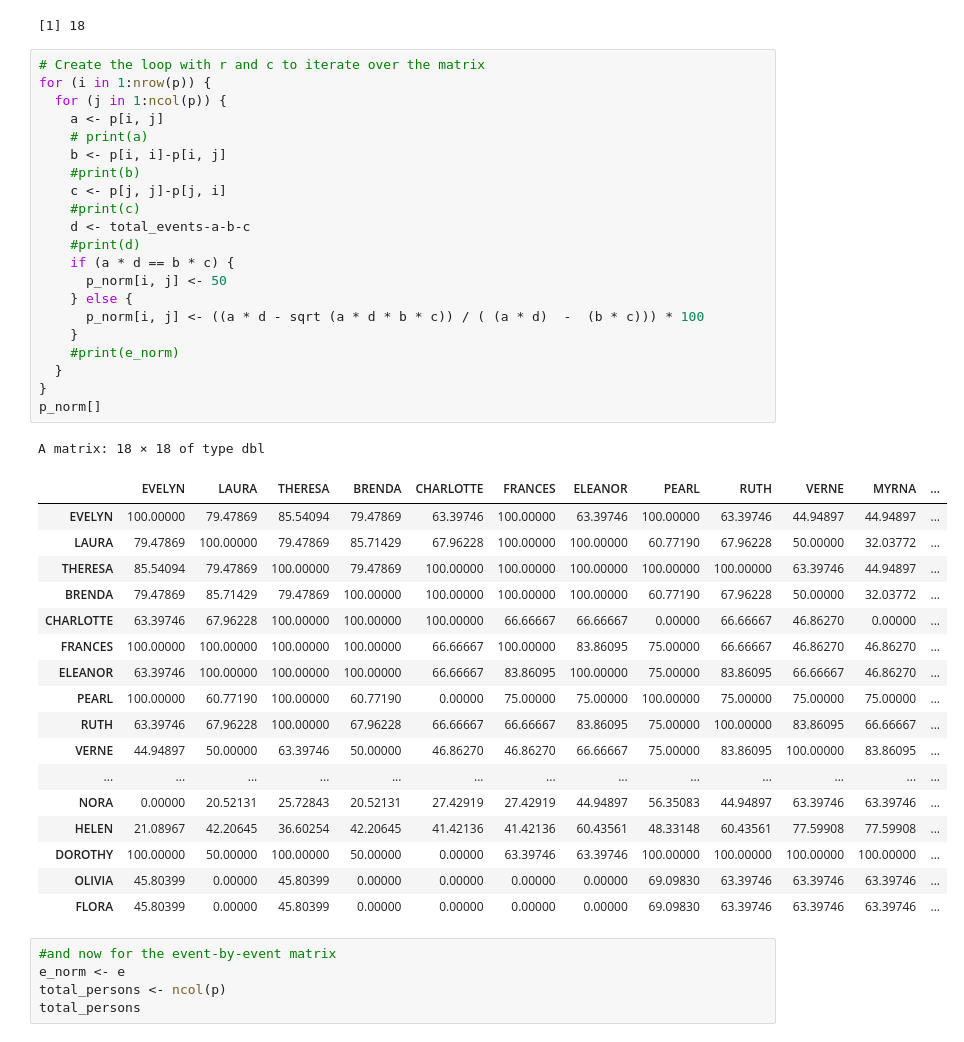
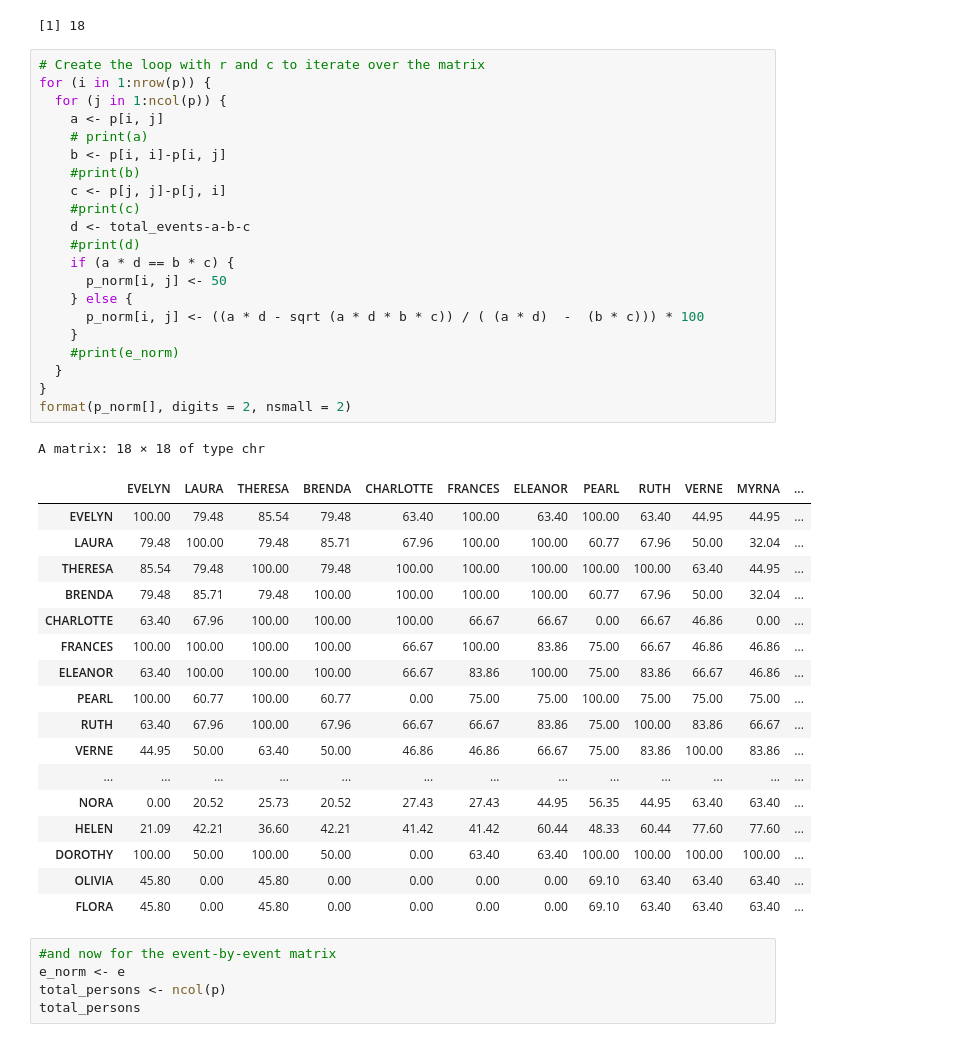
Before and after one commit to Jitzeoomen/uva-measuring-meaning, a Jupyter notebook: two-mode-networks.ipynb, the cells around one changed output. Drawn from its saved outputs; the diff is of its cells as text.

```diff
--- a/two-mode-networks.ipynb
+++ b/two-mode-networks.ipynb
@@ -166,43 +166,43 @@ ncol(p)
 # %%
 # Create the loop with r and c to iterate over the matrix
 for (i in 1:nrow(p)) {
   for (j in 1:ncol(p)) {
     a <- p[i, j]
     # print(a)
     b <- p[i, i]-p[i, j]
     #print(b)
     c <- p[j, j]-p[j, i]
     #print(c)
     d <- total_events-a-b-c
     #print(d)
     if (a * d == b * c) {
       p_norm[i, j] <- 50
     } else {
       p_norm[i, j] <- ((a * d - sqrt (a * d * b * c)) / ( (a * d)  -  (b * c))) * 100
     }
     #print(e_norm)
   }
 }
-p_norm[]
+format(p_norm[], digits = 2, nsmall = 2)
 # %% [output]
-A matrix: 18 × 18 of type dbl
+A matrix: 18 × 18 of type chr
 |  | EVELYN | LAURA | THERESA | BRENDA | CHARLOTTE | FRANCES | ELEANOR | PEARL | RUTH | VERNE | MYRNA | ... |
-| EVELYN | 100.00000 | 79.47869 | 85.54094 | 79.47869 | 63.39746 | 100.00000 | 63.39746 | 100.00000 | 63.39746 | 44.94897 | 44.94897 | ... |
-| LAURA | 79.47869 | 100.00000 | 79.47869 | 85.71429 | 67.96228 | 100.00000 | 100.00000 | 60.77190 | 67.96228 | 50.00000 | 32.03772 | ... |
-| THERESA | 85.54094 | 79.47869 | 100.00000 | 79.47869 | 100.00000 | 100.00000 | 100.00000 | 100.00000 | 100.00000 | 63.39746 | 44.94897 | ... |
-| BRENDA | 79.47869 | 85.71429 | 79.47869 | 100.00000 | 100.00000 | 100.00000 | 100.00000 | 60.77190 | 67.96228 | 50.00000 | 32.03772 | ... |
-| CHARLOTTE | 63.39746 | 67.96228 | 100.00000 | 100.00000 | 100.00000 | 66.66667 | 66.66667 | 0.00000 | 66.66667 | 46.86270 | 0.00000 | ... |
-| FRANCES | 100.00000 | 100.00000 | 100.00000 | 100.00000 | 66.66667 | 100.00000 | 83.86095 | 75.00000 | 66.66667 | 46.86270 | 46.86270 | ... |
-| ELEANOR | 63.39746 | 100.00000 | 100.00000 | 100.00000 | 66.66667 | 83.86095 | 100.00000 | 75.00000 | 83.86095 | 66.66667 | 46.86270 | ... |
-| PEARL | 100.00000 | 60.77190 | 100.00000 | 60.77190 | 0.00000 | 75.00000 | 75.00000 | 100.00000 | 75.00000 | 75.00000 | 75.00000 | ... |
-| RUTH | 63.39746 | 67.96228 | 100.00000 | 67.96228 | 66.66667 | 66.66667 | 83.86095 | 75.00000 | 100.00000 | 83.86095 | 66.66667 | ... |
-| VERNE | 44.94897 | 50.00000 | 63.39746 | 50.00000 | 46.86270 | 46.86270 | 66.66667 | 75.00000 | 83.86095 | 100.00000 | 83.86095 | ... |
+| EVELYN | 100.00 | 79.48 | 85.54 | 79.48 | 63.40 | 100.00 | 63.40 | 100.00 | 63.40 | 44.95 | 44.95 | ... |
+| LAURA | 79.48 | 100.00 | 79.48 | 85.71 | 67.96 | 100.00 | 100.00 | 60.77 | 67.96 | 50.00 | 32.04 | ... |
+| THERESA | 85.54 | 79.48 | 100.00 | 79.48 | 100.00 | 100.00 | 100.00 | 100.00 | 100.00 | 63.40 | 44.95 | ... |
+| BRENDA | 79.48 | 85.71 | 79.48 | 100.00 | 100.00 | 100.00 | 100.00 | 60.77 | 67.96 | 50.00 | 32.04 | ... |
+| CHARLOTTE | 63.40 | 67.96 | 100.00 | 100.00 | 100.00 | 66.67 | 66.67 | 0.00 | 66.67 | 46.86 | 0.00 | ... |
+| FRANCES | 100.00 | 100.00 | 100.00 | 100.00 | 66.67 | 100.00 | 83.86 | 75.00 | 66.67 | 46.86 | 46.86 | ... |
+| ELEANOR | 63.40 | 100.00 | 100.00 | 100.00 | 66.67 | 83.86 | 100.00 | 75.00 | 83.86 | 66.67 | 46.86 | ... |
+| PEARL | 100.00 | 60.77 | 100.00 | 60.77 | 0.00 | 75.00 | 75.00 | 100.00 | 75.00 | 75.00 | 75.00 | ... |
+| RUTH | 63.40 | 67.96 | 100.00 | 67.96 | 66.67 | 66.67 | 83.86 | 75.00 | 100.00 | 83.86 | 66.67 | ... |
+| VERNE | 44.95 | 50.00 | 63.40 | 50.00 | 46.86 | 46.86 | 66.67 | 75.00 | 83.86 | 100.00 | 83.86 | ... |
 | ... | ... | ... | ... | ... | ... | ... | ... | ... | ... | ... | ... | ... |
-| NORA | 0.00000 | 20.52131 | 25.72843 | 20.52131 | 27.42919 | 27.42919 | 44.94897 | 56.35083 | 44.94897 | 63.39746 | 63.39746 | ... |
-| HELEN | 21.08967 | 42.20645 | 36.60254 | 42.20645 | 41.42136 | 41.42136 | 60.43561 | 48.33148 | 60.43561 | 77.59908 | 77.59908 | ... |
-| DOROTHY | 100.00000 | 50.00000 | 100.00000 | 50.00000 | 0.00000 | 63.39746 | 63.39746 | 100.00000 | 100.00000 | 100.00000 | 100.00000 | ... |
-| OLIVIA | 45.80399 | 0.00000 | 45.80399 | 0.00000 | 0.00000 | 0.00000 | 0.00000 | 69.09830 | 63.39746 | 63.39746 | 63.39746 | ... |
-| FLORA | 45.80399 | 0.00000 | 45.80399 | 0.00000 | 0.00000 | 0.00000 | 0.00000 | 69.09830 | 63.39746 | 63.39746 | 63.39746 | ... |
+| NORA | 0.00 | 20.52 | 25.73 | 20.52 | 27.43 | 27.43 | 44.95 | 56.35 | 44.95 | 63.40 | 63.40 | ... |
+| HELEN | 21.09 | 42.21 | 36.60 | 42.21 | 41.42 | 41.42 | 60.44 | 48.33 | 60.44 | 77.60 | 77.60 | ... |
+| DOROTHY | 100.00 | 50.00 | 100.00 | 50.00 | 0.00 | 63.40 | 63.40 | 100.00 | 100.00 | 100.00 | 100.00 | ... |
+| OLIVIA | 45.80 | 0.00 | 45.80 | 0.00 | 0.00 | 0.00 | 0.00 | 69.10 | 63.40 | 63.40 | 63.40 | ... |
+| FLORA | 45.80 | 0.00 | 45.80 | 0.00 | 0.00 | 0.00 | 0.00 | 69.10 | 63.40 | 63.40 | 63.40 | ... |
 # %%
 #and now for the event-by-event matrix
 e_norm <- e
```
Also changed, not shown: parts of 1 cell of this notebook, 2 other files.
